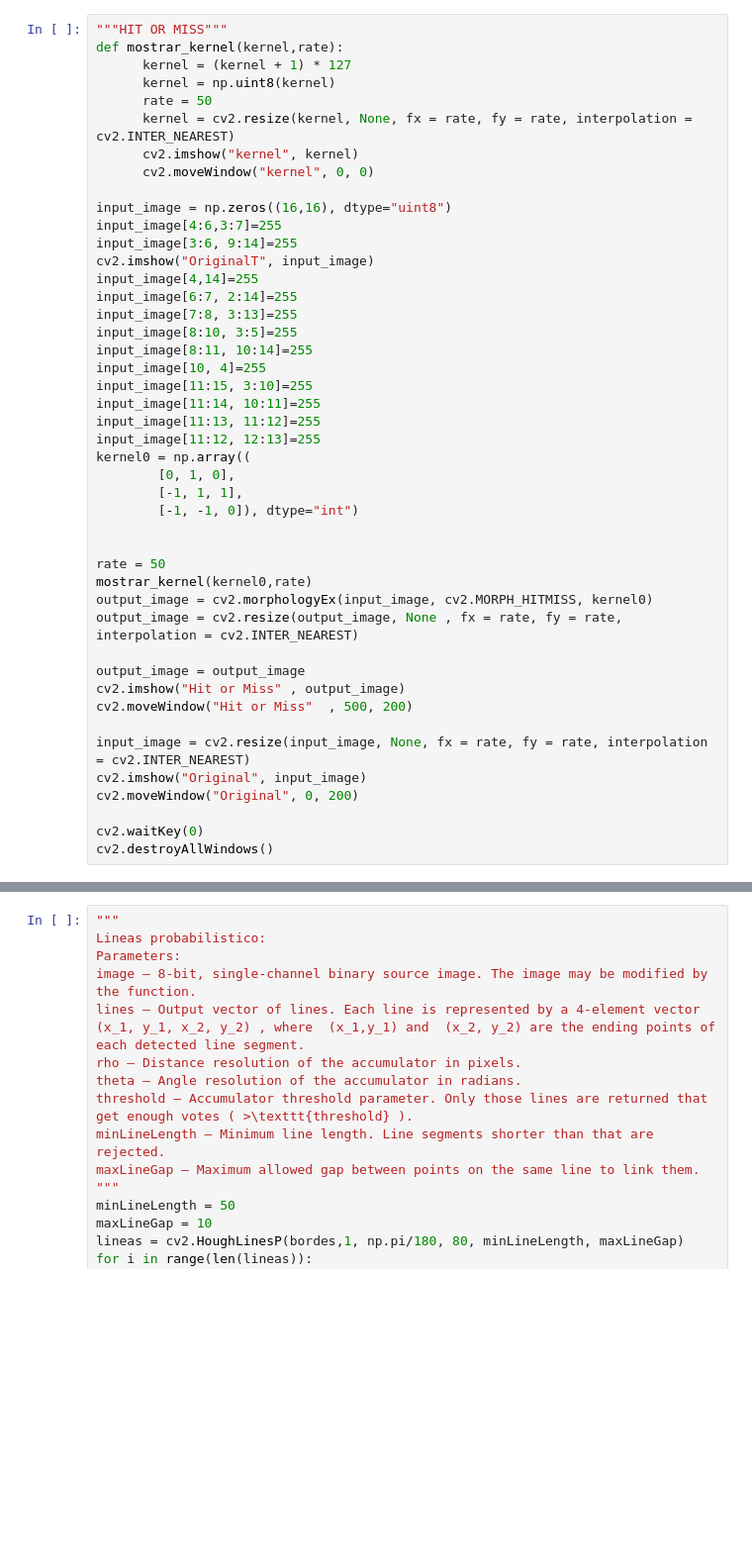
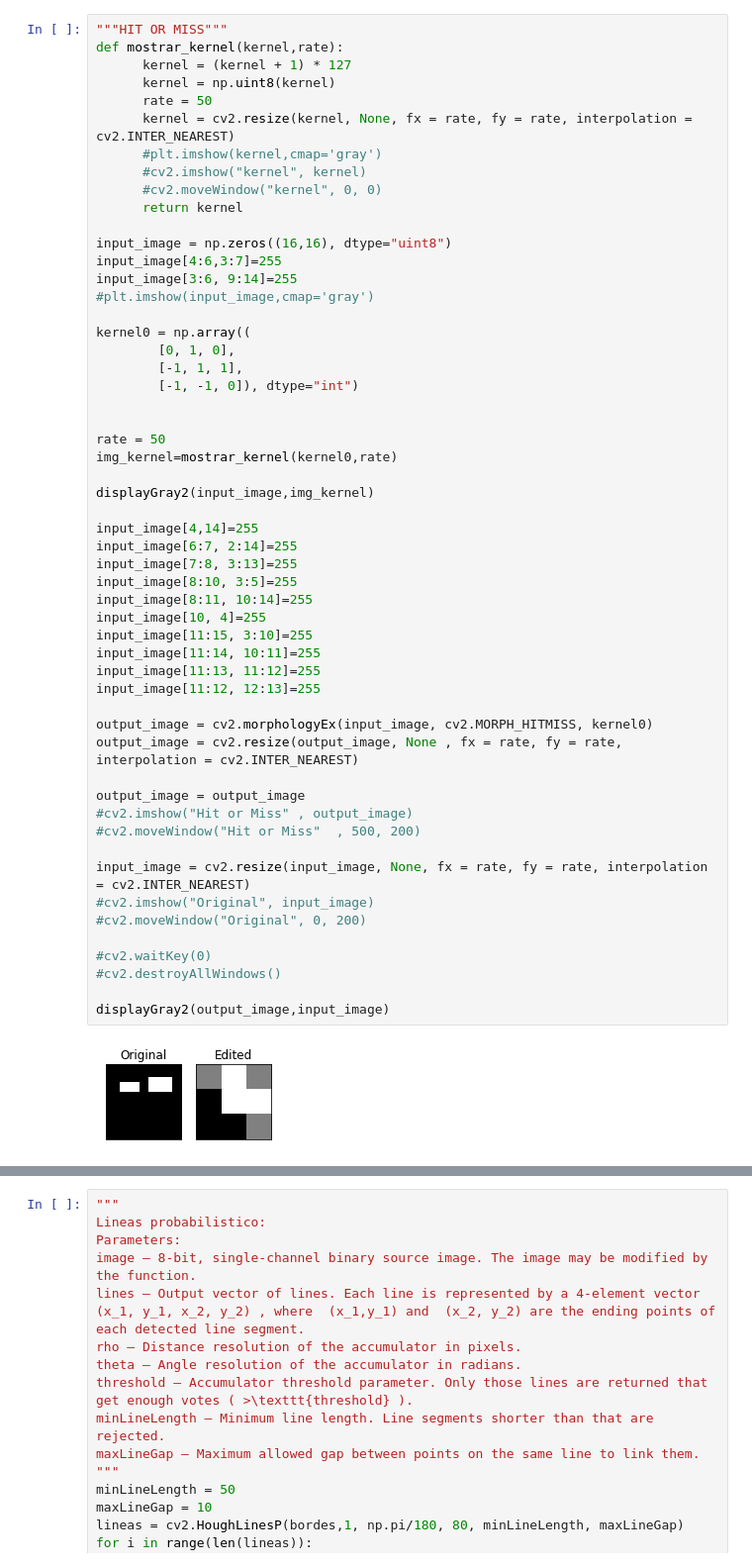
Before and after one commit to waltermayor/DigitalImageProcessing_colab, a Jupyter notebook: clase8_morfologia.ipynb, the cells around one changed output, grey strips where cells are left out. Shown at 99% size. Cells and saved outputs as stored; diff of their text form; blank space fills up the shorter version.

```diff
--- a/clase8_morfologia.ipynb
+++ b/clase8_morfologia.ipynb
@@ -3,45 +50,56 @@
 # %%
 """HIT OR MISS"""
 def mostrar_kernel(kernel,rate):
       kernel = (kernel + 1) * 127
       kernel = np.uint8(kernel)
       rate = 50
       kernel = cv2.resize(kernel, None, fx = rate, fy = rate, interpolation = cv2.INTER_NEAREST)
-      cv2.imshow("kernel", kernel)
-      cv2.moveWindow("kernel", 0, 0)
+      #plt.imshow(kernel,cmap='gray')
+      #cv2.imshow("kernel", kernel)
+      #cv2.moveWindow("kernel", 0, 0)
+      return kernel
 
 input_image = np.zeros((16,16), dtype="uint8")
 input_image[4:6,3:7]=255
 input_image[3:6, 9:14]=255
-cv2.imshow("OriginalT", input_image)
+#plt.imshow(input_image,cmap='gray')
+
+kernel0 = np.array((
+        [0, 1, 0],
+        [-1, 1, 1],
+        [-1, -1, 0]), dtype="int")
+
+
+rate = 50
+img_kernel=mostrar_kernel(kernel0,rate)
+
+displayGray2(input_image,img_kernel)
+
 input_image[4,14]=255
 input_image[6:7, 2:14]=255
 input_image[7:8, 3:13]=255
 input_image[8:10, 3:5]=255
 input_image[8:11, 10:14]=255
 input_image[10, 4]=255
 input_image[11:15, 3:10]=255
 input_image[11:14, 10:11]=255
 input_image[11:13, 11:12]=255
 input_image[11:12, 12:13]=255
-kernel0 = np.array((
-        [0, 1, 0],
-        [-1, 1, 1],
-        [-1, -1, 0]), dtype="int")
 
-
-rate = 50
-mostrar_kernel(kernel0,rate)
 output_image = cv2.morphologyEx(input_image, cv2.MORPH_HITMISS, kernel0)
 output_image = cv2.resize(output_image, None , fx = rate, fy = rate, interpolation = cv2.INTER_NEAREST)
 
 output_image = output_image
-cv2.imshow("Hit or Miss" , output_image)
-cv2.moveWindow("Hit or Miss"  , 500, 200)
+#cv2.imshow("Hit or Miss" , output_image)
+#cv2.moveWindow("Hit or Miss"  , 500, 200)
 
 input_image = cv2.resize(input_image, None, fx = rate, fy = rate, interpolation = cv2.INTER_NEAREST)
-cv2.imshow("Original", input_image)
-cv2.moveWindow("Original", 0, 200)
+#cv2.imshow("Original", input_image)
+#cv2.moveWindow("Original", 0, 200)
 
-cv2.waitKey(0)
-cv2.destroyAllWindows()
+#cv2.waitKey(0)
+#cv2.destroyAllWindows()
+
+displayGray2(output_image,input_image)
+# %% [output]
+[figure, added]
```
Also changed, not shown: parts of 4 cells of this notebook.
